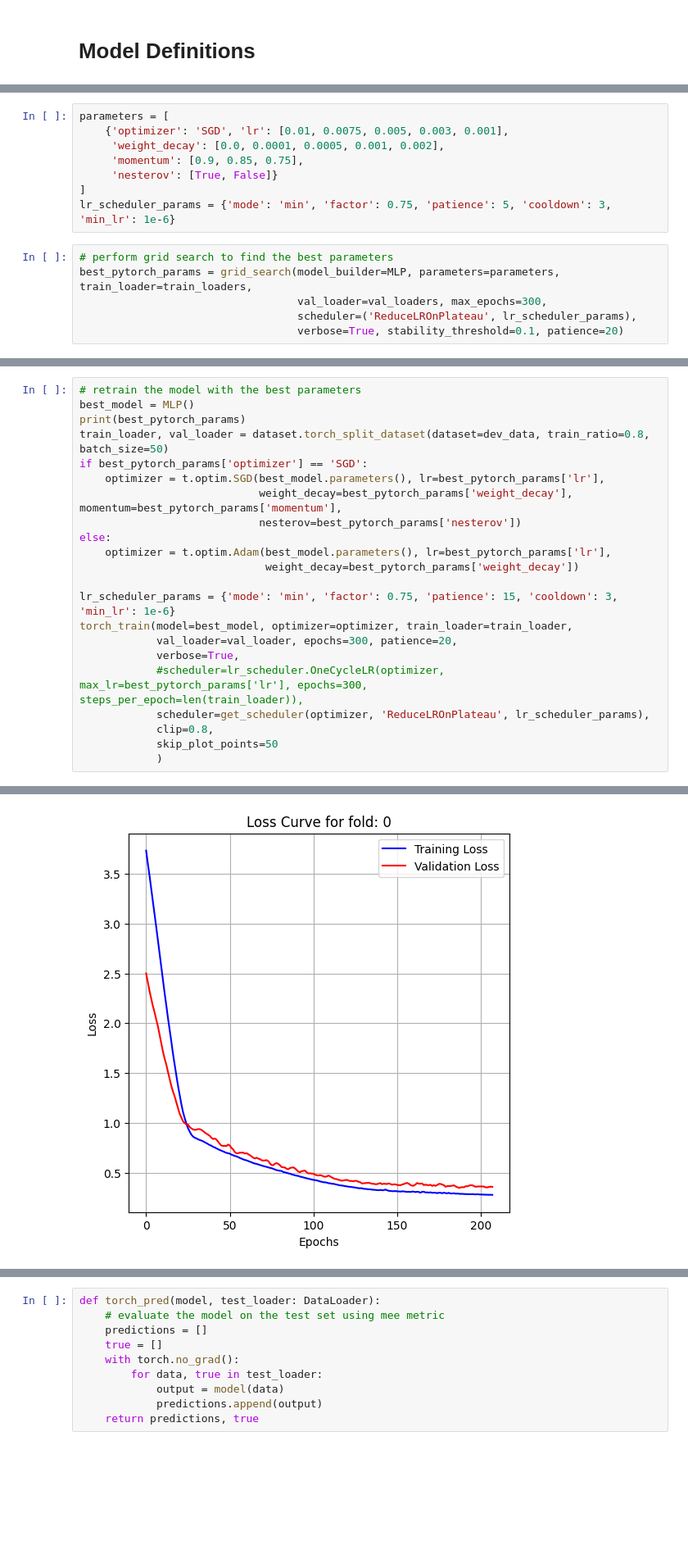
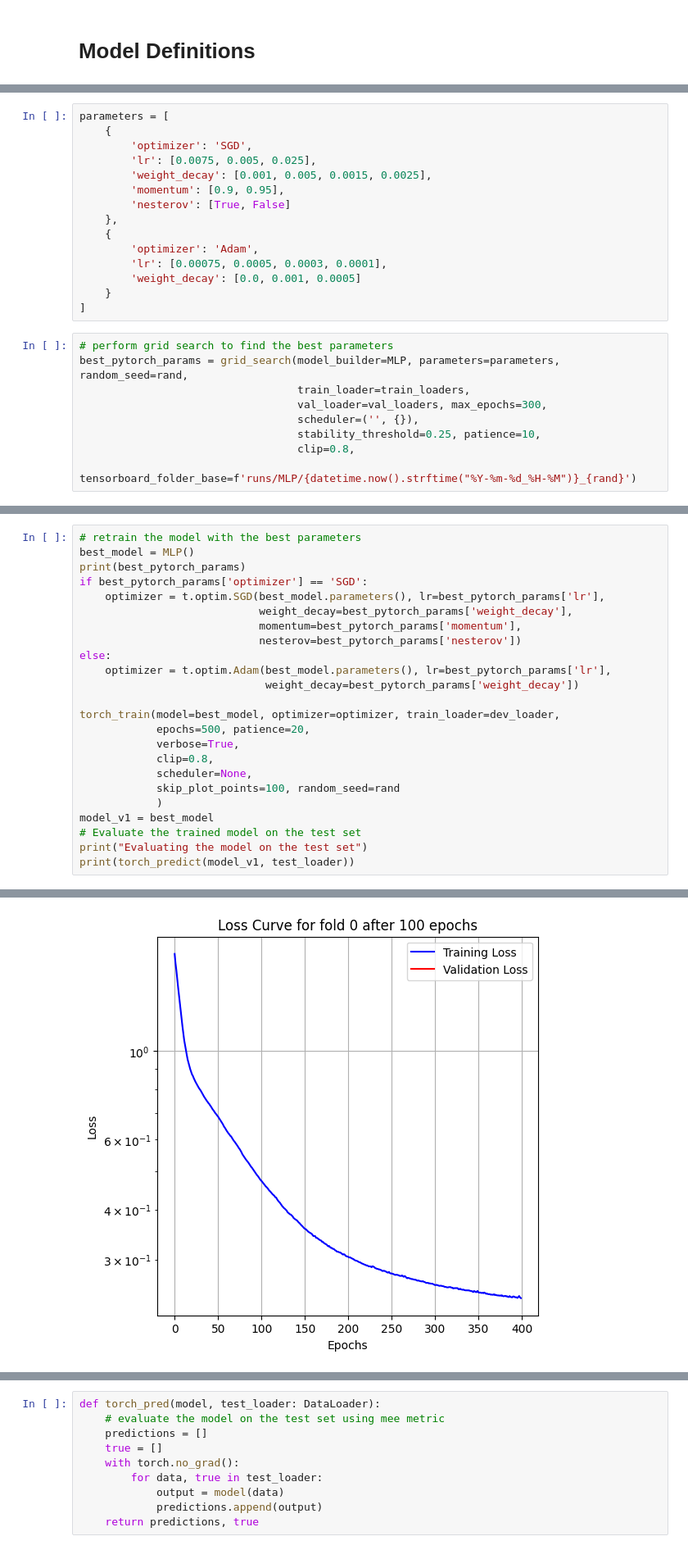
Before and after one commit to Alexthw46/ML, a Jupyter notebook: ML_cup/TorchNN.ipynb, the cells around one changed output, grey strips where cells are left out. Shown at 82% size. Drawn from its saved outputs; the diff is of its cells as text; blank space fills up the shorter version.

Commit message:
still reworking pytorch.py

```diff
--- a/ML_cup/TorchNN.ipynb
+++ b/ML_cup/TorchNN.ipynb
@@ -87,15 +79,25 @@ Uses two slightly different lr schedulers
 # %%
 parameters = [
-    {'optimizer': 'SGD', 'lr': [0.01, 0.0075, 0.005, 0.003, 0.001],
-     'weight_decay': [0.0, 0.0001, 0.0005, 0.001, 0.002],
-     'momentum': [0.9, 0.85, 0.75],
-     'nesterov': [True, False]}
+    {
+        'optimizer': 'SGD',
+        'lr': [0.0075, 0.005, 0.025],
+        'weight_decay': [0.001, 0.005, 0.0015, 0.0025],
+        'momentum': [0.9, 0.95],
+        'nesterov': [True, False]
+    },
+    {
+        'optimizer': 'Adam',
+        'lr': [0.00075, 0.0005, 0.0003, 0.0001],
+        'weight_decay': [0.0, 0.001, 0.0005]
+    }
 ]
-lr_scheduler_params = {'mode': 'min', 'factor': 0.75, 'patience': 5, 'cooldown': 3, 'min_lr': 1e-6}
 # %%
 # perform grid search to find the best parameters
-best_pytorch_params = grid_search(model_builder=MLP, parameters=parameters, train_loader=train_loaders,
+best_pytorch_params = grid_search(model_builder=MLP, parameters=parameters, random_seed=rand,
+                                  train_loader=train_loaders,
                                   val_loader=val_loaders, max_epochs=300,
-                                  scheduler=('ReduceLROnPlateau', lr_scheduler_params),
-                                  verbose=True, stability_threshold=0.1, patience=20)
+                                  scheduler=('', {}),
+                                  stability_threshold=0.25, patience=10,
+                                  clip=0.8,
+                                  tensorboard_folder_base=f'runs/MLP/{datetime.now().strftime("%Y-%m-%d_%H-%M")}_{rand}')
 # %% [output]
@@ -120,22 +122,24 @@ Best Parameters: {'lr': 0.001, 'weight_decay': 0.002, 'momentum': 0.95, 'nestero
 # retrain the model with the best parameters
 best_model = MLP()
 print(best_pytorch_params)
-train_loader, val_loader = dataset.torch_split_dataset(dataset=dev_data, train_ratio=0.8, batch_size=50)
 if best_pytorch_params['optimizer'] == 'SGD':
     optimizer = t.optim.SGD(best_model.parameters(), lr=best_pytorch_params['lr'],
-                            weight_decay=best_pytorch_params['weight_decay'], momentum=best_pytorch_params['momentum'],
+                            weight_decay=best_pytorch_params['weight_decay'],
+                            momentum=best_pytorch_params['momentum'],
                             nesterov=best_pytorch_params['nesterov'])
 else:
     optimizer = t.optim.Adam(best_model.parameters(), lr=best_pytorch_params['lr'],
                              weight_decay=best_pytorch_params['weight_decay'])
 
-lr_scheduler_params = {'mode': 'min', 'factor': 0.75, 'patience': 15, 'cooldown': 3, 'min_lr': 1e-6}
-torch_train(model=best_model, optimizer=optimizer, train_loader=train_loader,
-            val_loader=val_loader, epochs=300, patience=20,
+torch_train(model=best_model, optimizer=optimizer, train_loader=dev_loader,
+            epochs=500, patience=20,
             verbose=True,
-            #scheduler=lr_scheduler.OneCycleLR(optimizer, max_lr=best_pytorch_params['lr'], epochs=300,                          steps_per_epoch=len(train_loader)),
-            scheduler=get_scheduler(optimizer, 'ReduceLROnPlateau', lr_scheduler_params),
             clip=0.8,
-            skip_plot_points=50
+            scheduler=None,
+            skip_plot_points=100, random_seed=rand
             )
+model_v1 = best_model
+# Evaluate the trained model on the test set
+print("Evaluating the model on the test set")
+print(torch_predict(model_v1, test_loader))
 # %% [output]
@@ -160 +164 @@ Early stopping triggered after 20 epochs of no improvement.
-[figure, old version]
+[figure, new version]
```
Also changed, not shown: parts of 34 cells of this notebook, 2 other files.
